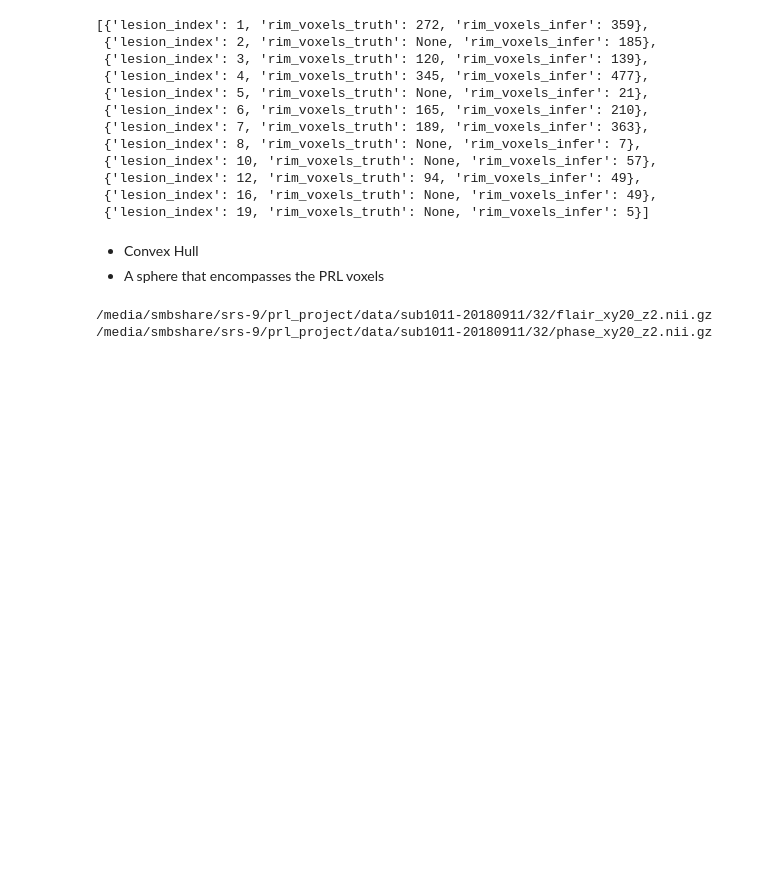
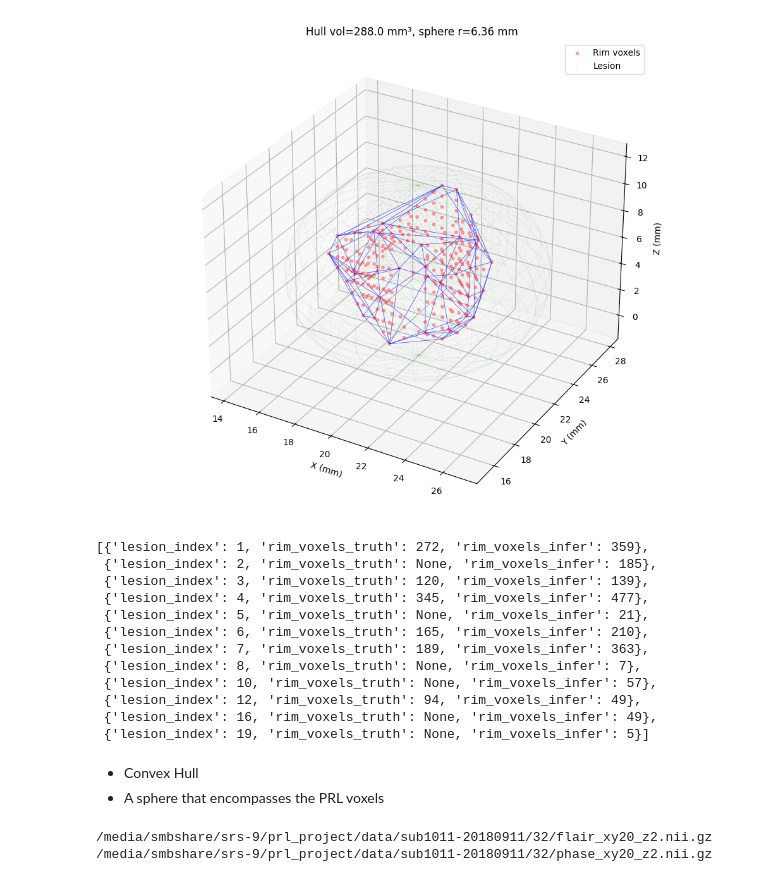
Before and after one commit to srs328/prl_project, a Jupyter notebook: notebooks/lesion_diagnostics.ipynb, the cells around one changed output. Drawn from its saved outputs; the diff is of its cells as text; code cells hidden in the pictures; blank space fills up the shorter version.

```diff
--- a/notebooks/lesion_diagnostics.ipynb
+++ b/notebooks/lesion_diagnostics.ipynb
@@ -50 +277,5 @@ images: tuple[str, ...] = experiment.preprocess_config.images
+# %%
+save_path = cache_dir / f"prl_image_stats-{experiment.id.replace('/', '_')}.pkl"
+with open(save_path, 'rb') as f:
+    full_data = pkl.load(f)
 # %%
@@ -56,3 +437,58 @@ with shelve.open("test") as db:
 # %%
-with shelve.open("test") as db:
-    loaded_experiment  = db['experiment']
+import matplotlib.pyplot as plt
+import numpy as np
+from scipy.spatial import ConvexHull
+
+index = 1
+prl_case = prl_data[index-1]
+
+klab = "truth"
+rim = prl_case[f"rim_{klab}"]
+voxel_size = prl_case['voxel_size']
+# Rim voxel coordinates in mm
+coords = np.argwhere(rim) * np.array(voxel_size)
+
+# Convex hull
+hull = prl_case[f"rim_hull_{klab}"]
+
+# Enclosing sphere (same approach as the function)
+vertices = coords[hull.vertices]
+center = vertices.mean(axis=0)
+radius = np.max(np.linalg.norm(vertices - center, axis=1))
+
+# --- Plot ---
+fig = plt.figure(figsize=(10, 8))
+ax = fig.add_subplot(111, projection='3d')
+
+# Rim voxels
+ax.scatter(*coords.T, c='red', alpha=0.3, s=10, label='Rim voxels')
+
+# Convex hull faces
+for simplex in hull.simplices:
+    pts = coords[simplex]
+    # Close the triangle
+    tri = np.vstack([pts, pts[0]])
+    ax.plot(*tri.T, 'b-', alpha=0.4, linewidth=0.5)
+
+# Enclosing sphere wireframe
+u = np.linspace(0, 2 * np.pi, 30)
+v = np.linspace(0, np.pi, 20)
+x = center[0] + radius * np.outer(np.cos(u), np.sin(v))
+y = center[1] + radius * np.outer(np.sin(u), np.sin(v))
+z = center[2] + radius * np.outer(np.ones_like(u), np.cos(v))
+ax.plot_wireframe(x, y, z, color='green', alpha=0.15, linewidth=0.3)
+
+# Also show lesion voxels for context (label=1 from infer_data)
+lesion_coords = np.argwhere(prl_case[f'lesion_{klab}'] == 1) * np.array(voxel_size)
+# lesion_coords = np.argwhere(lab_data == 1) * np.array(voxel_size)
+ax.scatter(*lesion_coords.T, c='green', alpha=0.05, s=2, label='Lesion')
+
+ax.set_xlabel('X (mm)')
+ax.set_ylabel('Y (mm)')
+ax.set_zlabel('Z (mm)')
+ax.legend()
+ax.set_title(f'Hull vol={hull.volume:.1f} mm³, sphere r={radius:.2f} mm')
+plt.tight_layout()
+plt.show()
+# %% [output]
+[figure, added]
```
Also changed, not shown: parts of 15 cells of this notebook, 10 other files.
